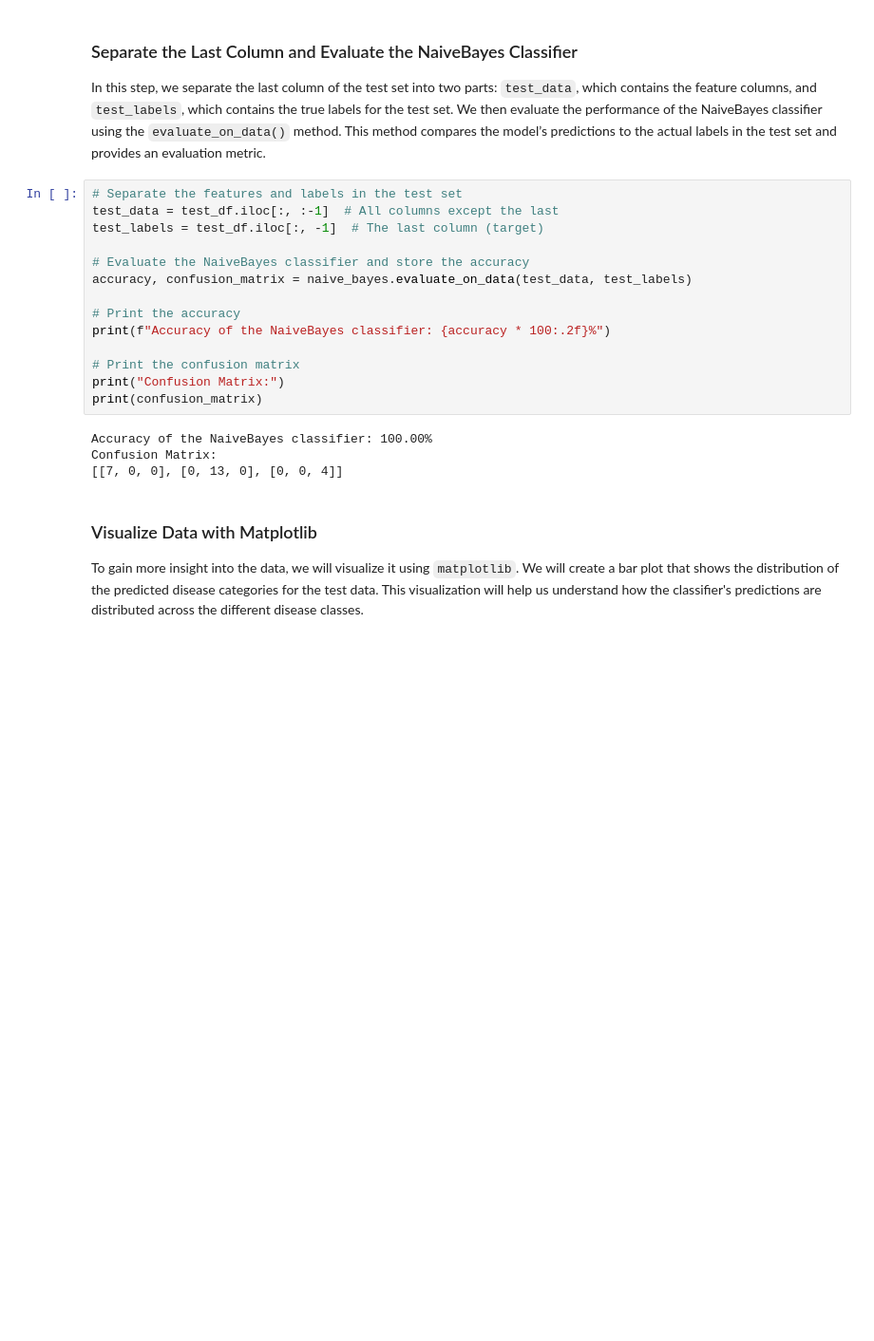
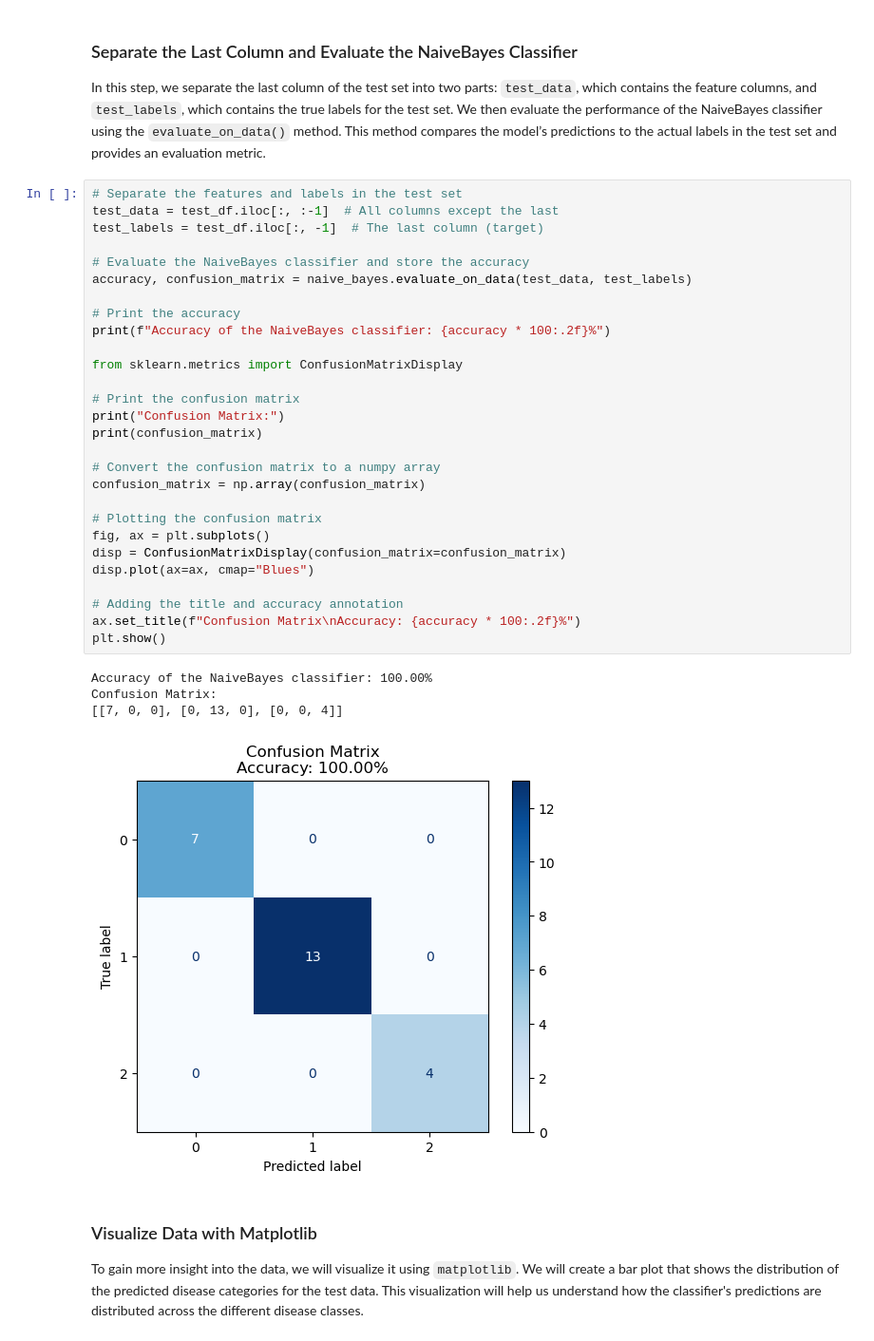
Before and after one commit to mmarsal/machine-learning, a Jupyter notebook: main.ipynb, the cells around one changed output. Shown: that part at 95% size. Drawn from its saved outputs; the diff is of its cells as text; blank space fills up the shorter version.

Commit message:
Refactor evaluation function for improved accuracy

```diff
--- a/main.ipynb
+++ b/main.ipynb
@@ -202,21 +265,36 @@ In this step, we separate the last column of the test set into two parts: `test_
 # %%
 # Separate the features and labels in the test set
 test_data = test_df.iloc[:, :-1]  # All columns except the last
 test_labels = test_df.iloc[:, -1]  # The last column (target)
 
 # Evaluate the NaiveBayes classifier and store the accuracy
 accuracy, confusion_matrix = naive_bayes.evaluate_on_data(test_data, test_labels)
 
 # Print the accuracy
 print(f"Accuracy of the NaiveBayes classifier: {accuracy * 100:.2f}%")
 
+from sklearn.metrics import ConfusionMatrixDisplay
+
 # Print the confusion matrix
 print("Confusion Matrix:")
 print(confusion_matrix)
+
+# Convert the confusion matrix to a numpy array
+confusion_matrix = np.array(confusion_matrix)
+
+# Plotting the confusion matrix
+fig, ax = plt.subplots()
+disp = ConfusionMatrixDisplay(confusion_matrix=confusion_matrix)
+disp.plot(ax=ax, cmap="Blues")
+
+# Adding the title and accuracy annotation
+ax.set_title(f"Confusion Matrix\nAccuracy: {accuracy * 100:.2f}%")
+plt.show()
 # %% [output]
 Accuracy of the NaiveBayes classifier: 100.00%
 Confusion Matrix:
 [[7, 0, 0], [0, 13, 0], [0, 0, 4]]
+[figure, added]
 # %% [markdown]
 ### Visualize Data with Matplotlib
 
```
Also changed, not shown: parts of 5 cells of this notebook.
